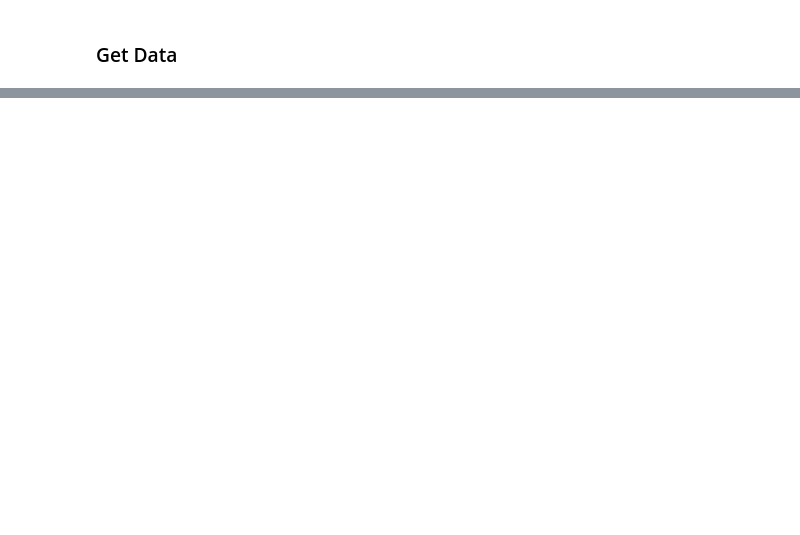
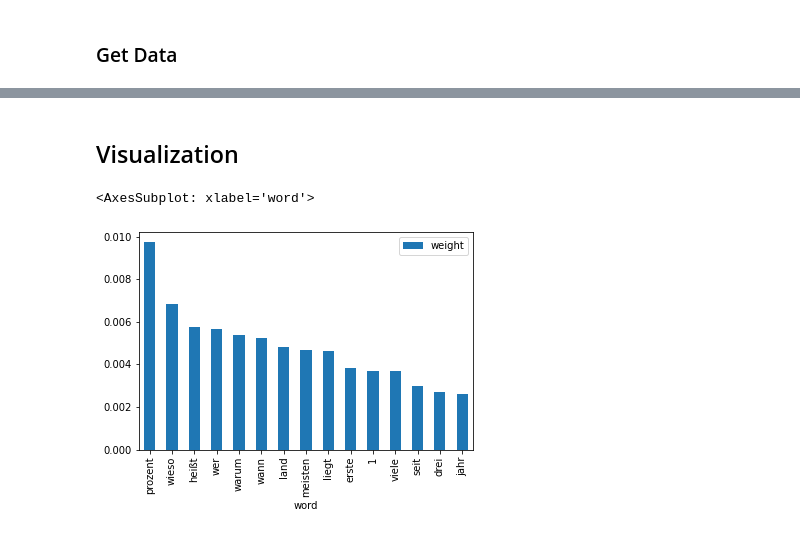
Before and after one commit to stefan-beuchert/GELECTRA_XAI, a Jupyter notebook: Data_Analysis/Feature_Importance.ipynb, the cells around one changed output, grey strips where cells are left out. Cells and saved outputs as stored; diff of their text form; code cells hidden in the pictures; blank space fills up the shorter version.

Commit message:
new init with data form cas server

```diff
--- a/Data_Analysis/Feature_Importance.ipynb
+++ b/Data_Analysis/Feature_Importance.ipynb
@@ -27,10 +56,7 @@ from IPython.display import display_html
 # config
 number_of_features = 10 # the default value
 number_of_samples = 5000 # the default value
-source_file = f'data/German_QuAD_with_lime/lime_ns_{number_of_samples}_nf_{number_of_features}/Combined_Data_GermanQuAD_explained_lime.json'
 
-nltk.download('averaged_perceptron_tagger')
-nltk.download('stopwords')
-german_stop_words = nltk.corpus.stopwords.words('german')
-
-spacy_nlp = spacy.load("de_core_news_sm")
+#source_file = f'data/German_QuAD_test_with_lime/lime_ns_{number_of_samples}_nf_{number_of_features}/Combined_Data_GermanQuAD_explained_lime.json'
+source_file = f'data/German_QuAD_test_with_lime/lime_ns_{number_of_samples}_nf_{number_of_features}/Combined_Data_GermanQuAD_test_explained_lime.json'
+target_path_for_enhanced_data = f'data/Data_Preparation/lime_ns_{number_of_samples}_nf_{number_of_features}_after_frequency_analysis.json'
@@ -792,0 +165,10 @@ end negative
+# %%
+# save values with new variable name
+
+data_df = test_data_cleaned_df
+
+# safe data
+# data_df.to_json(target_path_for_enhanced_data)
+
+# safe explanation df in list: the df are still linked to the full df and every change on the df in the list will also accure in the big df (shallow copy)
+explanations_list = data_df['explanation'].tolist()
@@ -792,0 +179,2 @@ end negative
+# %%
+tokens_with_weights_dict = sort_tokens_in_categories(explanations_list)
@@ -792,0 +605,6 @@ end negative
+# %%
+# number of data points
+number_of_datapoints = len(data_df)
+percentile_1 = int(number_of_datapoints * 0.01)
+percentile_5 = int(number_of_datapoints * 0.05)
+percentile_10 = int(number_of_datapoints * 0.1)
@@ -792,0 +1045,12 @@ end negative
+# %% [markdown]
+## Visualization
+# %%
+# start tokens with percentile, no stopwords and weigthed average
+start_tokens_tfidf_df = get_frequencie(tokens_with_weights_dict['start_tokens_df'],
+                                       max_tokens = 15, mode = 'weight', target = 'word',
+                                       remove_stop_words = True, min_count = percentile_1)
+
+start_tokens_tfidf_df.plot(x = 'word', y = 'weight', kind = 'bar')
+# %% [output]
+<AxesSubplot: xlabel='word'>
+[figure, added]
```
Also changed, not shown: parts of 44 cells of this notebook, 6 other files.
